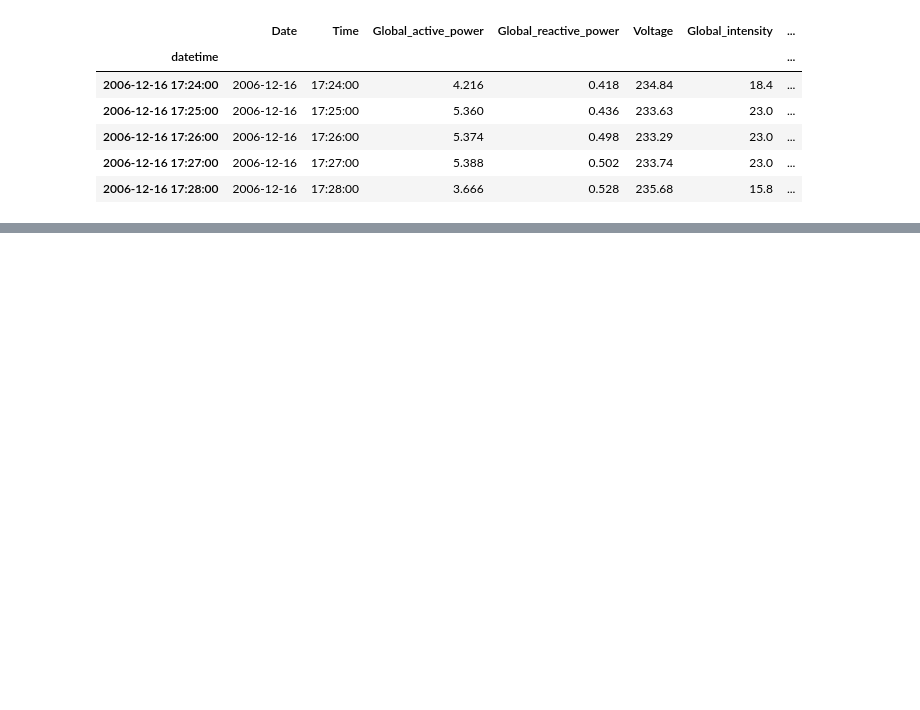
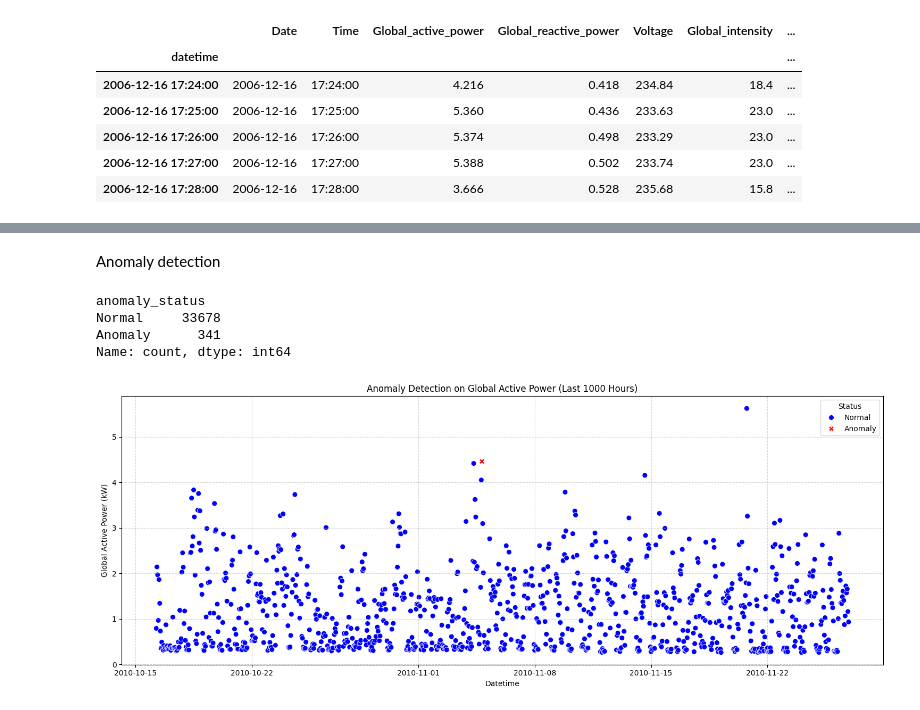
Before and after one commit to dunurejoice20/electricity-forecasting., a Jupyter notebook: notebooks/Jay's_code.ipynb, the cells around one changed output, grey strips where cells are left out. Cells and saved outputs as stored; diff of their text form; code cells hidden in the pictures; blank space fills up the shorter version.

```diff
--- a/notebooks/Jay's_code.ipynb
+++ b/notebooks/Jay's_code.ipynb
@@ -703,3 +702,21 @@ Shape: (2049280, 13)
 | 2006-12-16 17:26:00 | 2006-12-16 | 17:26:00 | 5.374 | 0.498 | 233.29 | 23.0 | ... |
 | 2006-12-16 17:27:00 | 2006-12-16 | 17:27:00 | 5.388 | 0.502 | 233.74 | 23.0 | ... |
 | 2006-12-16 17:28:00 | 2006-12-16 | 17:28:00 | 3.666 | 0.528 | 235.68 | 15.8 | ... |
+# %%
+features_df = hourly.to_frame(name='Global_active_power')
+
+
+features_df['hour'] = features_df.index.hour
+features_df['day_of_week'] = features_df.index.dayofweek
+features_df['month'] = features_df.index.month
+
+
+features_df['lag_1h'] = features_df['Global_active_power'].shift(1)
+features_df['lag_24h'] = features_df['Global_active_power'].shift(24)
+
+
+
+features_df['rolling_mean_24h'] = features_df['Global_active_power'].shift(1).rolling(window=24).mean()
+
+# Checking first 30 rows
+display(features_df.head(30))
@@ -705,0 +911,52 @@ Shape: (2049280, 13)
+# %% [markdown]
+Anomaly detection
+# %%
+import matplotlib.pyplot as plt
+import seaborn as sns
+from sklearn.ensemble import IsolationForest
+
+# 1. Extract the features we want to analyze (using standard features like hourly consumption and lags)
+# Using clean_features which has dropped NaNs
+anomaly_df = clean_features[['Global_active_power', 'lag_1h', 'rolling_mean_24h']].copy()
+
+# 2. Scale the features to prevent scaling differences from biasing the Isolation Forest
+from sklearn.preprocessing import StandardScaler
+scaler_anomaly = StandardScaler()
+anomaly_scaled = scaler_anomaly.fit_transform(anomaly_df)
+
+# 3. Fit the Isolation Forest model
+# contamination=0.01 implies we expect roughly 1% of the observations to be anomalous
+iso_forest = IsolationForest(contamination=0.01, random_state=42, n_jobs=-1)
+anomaly_df['anomaly'] = iso_forest.fit_predict(anomaly_scaled)
+
+# Map predictions: -1 represents anomaly, 1 represents normal behavior
+anomaly_df['anomaly_status'] = anomaly_df['anomaly'].map({1: 'Normal', -1: 'Anomaly'})
+
+# 4. Display summary stats of anomalies
+print(anomaly_df['anomaly_status'].value_value_counts() if hasattr(anomaly_df['anomaly_status'], 'value_value_counts') else anomaly_df['anomaly_status'].value_counts())
+
+# 5. Visualize the anomalies on a plot
+plt.figure(figsize=(15, 6))
+sns.scatterplot(
+    data=anomaly_df.tail(1000), # Visualizing the last 1000 hours for readability
+    x=anomaly_df.tail(1000).index,
+    y='Global_active_power',
+    hue='anomaly_status',
+    palette={'Normal': 'blue', 'Anomaly': 'red'},
+    style='anomaly_status',
+    markers={'Normal': 'o', 'Anomaly': 'X'},
+    s=50
+)
+plt.title('Anomaly Detection on Global Active Power (Last 1000 Hours)')
+plt.xlabel('Datetime')
+plt.ylabel('Global Active Power (kW)')
+plt.grid(True, linestyle='--', alpha=0.5)
+plt.legend(title='Status')
+plt.tight_layout()
+plt.show()
+# %% [output]
+anomaly_status
+Normal     33678
+Anomaly      341
+Name: count, dtype: int64
+[figure, added]
```
Also changed, not shown: parts of 14 cells of this notebook.
